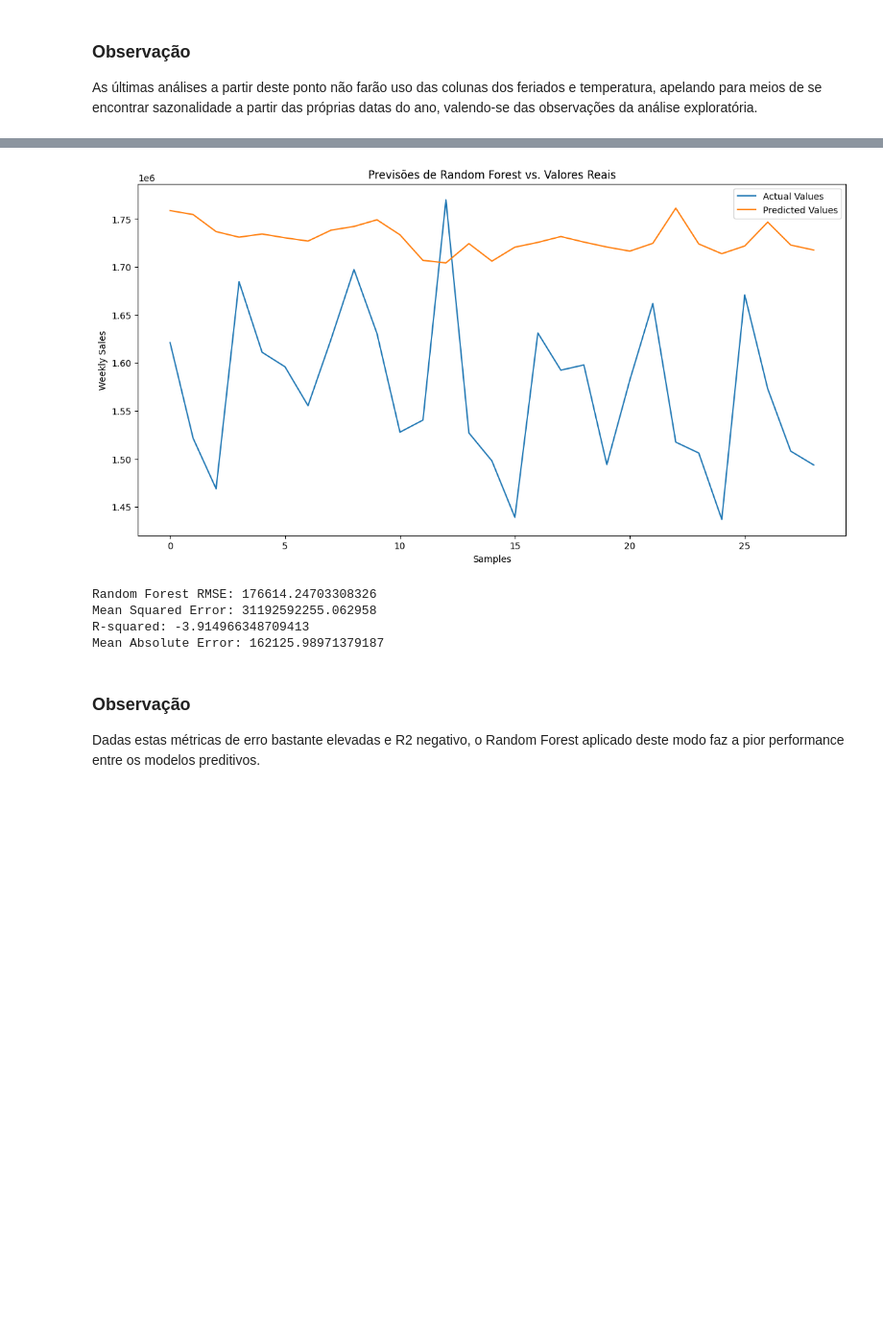
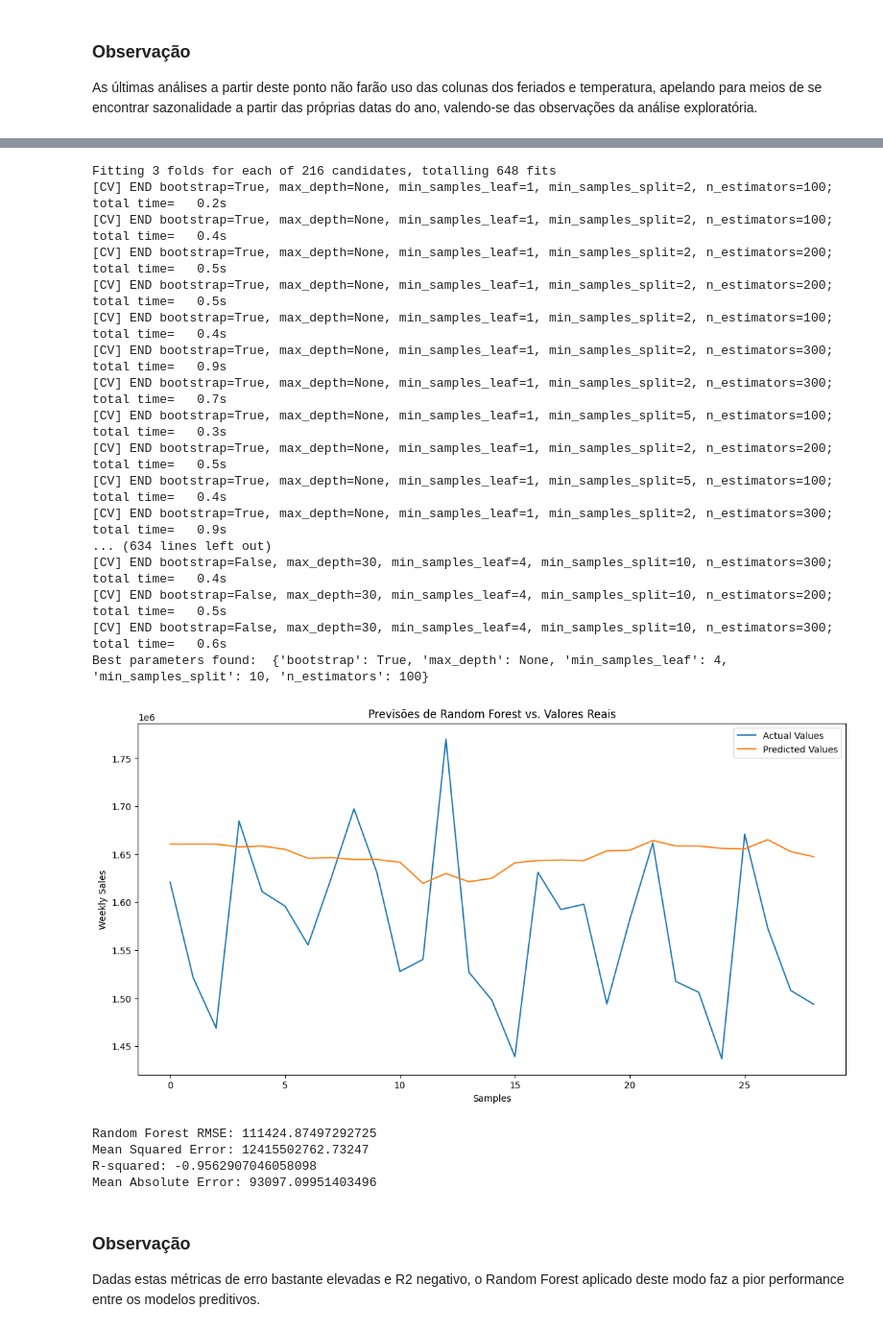
Before and after one commit to lekoller/final-fiap, a Jupyter notebook: Previsão_de_vendas.ipynb, the cells around one changed output, grey strips where cells are left out. Shown at 96% size. Drawn from its saved outputs; the diff is of its cells as text; code cells hidden in the pictures; blank space fills up the shorter version.

```diff
--- a/Previsão_de_vendas.ipynb
+++ b/Previsão_de_vendas.ipynb
@@ -517,11 +521,6 @@ plt.show()
 # %%
 # Ajusta o formato da data
 sales['Date'] = pd.to_datetime(sales['Date'], format='%d-%m-%Y')
-
-# Remove as colunas que não serão mais utilizadas
-sales.drop('Holiday_Flag', axis=1, inplace=True)
-sales.drop('Weekly_Sales_MA', axis=1, inplace=True)
-sales.drop('Temperature', axis=1, inplace=True)
 # %% [markdown]
 ### Observação
 
@@ -563,31 +528,87 @@ random_forest_df.head(10)
 # %%
-y_pred_rf = rf_model.predict(x_test)
+from sklearn.ensemble import RandomForestRegressor
+from sklearn.model_selection import GridSearchCV
+
+# Define as variáveis dependentes e independentes
+x = sales[['CPI', 'Unemployment', 'Fuel_Price', 'Temperature', 'Holiday_Flag']]
+y = sales['Weekly_Sales']
+
+# Separa os dados em treino e teste
+x_train, x_test, y_train, y_test = train_test_split(x, y, test_size=0.2, shuffle=False)
+
+# Define os parâmetros para o GridSearchCV
+param_grid = {
+    'n_estimators': [100, 200, 300],
+    'max_depth': [None, 10, 20, 30],
+    'min_samples_split': [2, 5, 10],
+    'min_samples_leaf': [1, 2, 4],
+    'bootstrap': [True, False]
+}
+
+# Inicializa o modelo RandomForestRegressor
+rf = RandomForestRegressor(random_state=42)
+
+# Inicializa o GridSearchCV
+grid_search = GridSearchCV(estimator=rf, param_grid=param_grid, cv=3, n_jobs=-1, verbose=2)
+
+# Treina o primeiro modelo
+grid_search.fit(x_train, y_train)
+
+# Extrai os melhores parâmetros
+best_params = grid_search.best_params_
+
+# Print the best parameters
+print("Best parameters found: ", best_params)
+
+# Treina o modelo com os melhores parâmetros
+best_rf_model = RandomForestRegressor(**best_params, random_state=42)
+best_rf_model.fit(x_train, y_train)
+
+
+y_pred_rf = best_rf_model.predict(x_test)
 
 plt.figure(figsize=(14, 7))
 plt.plot(y_test.values, label='Actual Values')
 plt.plot(y_pred_rf, label='Predicted Values')
 plt.legend()
 plt.title('Previsões de Random Forest vs. Valores Reais')
 plt.xlabel('Samples')
 plt.ylabel('Weekly Sales')
 plt.show()
 
 rf_mse = mean_squared_error(y_test, y_pred_rf)
 rf_rmse = np.sqrt(rf_mse)
 mse = mean_squared_error(y_test, y_pred_rf)
 r2 = r2_score(y_test, y_pred_rf)
 mae = mean_absolute_error(y_test, y_pred_rf)
 
-print(f'Random Forest RMSE: {rf_rmse}')
-print(f'Mean Squared Error: {mse}')
 print(f'R-squared: {r2}')
 print(f'Mean Absolute Error: {mae}')
+print(f'Mean Squared Error: {mse}')
+print(f'Random Forest RMSE: {rf_rmse}')
 # %% [output]
+Fitting 3 folds for each of 216 candidates, totalling 648 fits
+[CV] END bootstrap=True, max_depth=None, min_samples_leaf=1, min_samples_split=2, n_estimators=100; total time=   0.2s
+[CV] END bootstrap=True, max_depth=None, min_samples_leaf=1, min_samples_split=2, n_estimators=100; total time=   0.4s
+[CV] END bootstrap=True, max_depth=None, min_samples_leaf=1, min_samples_split=2, n_estimators=200; total time=   0.5s
+[CV] END bootstrap=True, max_depth=None, min_samples_leaf=1, min_samples_split=2, n_estimators=200; total time=   0.5s
+[CV] END bootstrap=True, max_depth=None, min_samples_leaf=1, min_samples_split=2, n_estimators=100; total time=   0.4s
+[CV] END bootstrap=True, max_depth=None, min_samples_leaf=1, min_samples_split=2, n_estimators=300; total time=   0.9s
+[CV] END bootstrap=True, max_depth=None, min_samples_leaf=1, min_samples_split=2, n_estimators=300; total time=   0.7s
+[CV] END bootstrap=True, max_depth=None, min_samples_leaf=1, min_samples_split=5, n_estimators=100; total time=   0.3s
+[CV] END bootstrap=True, max_depth=None, min_samples_leaf=1, min_samples_split=2, n_estimators=200; total time=   0.5s
+[CV] END bootstrap=True, max_depth=None, min_samples_leaf=1, min_samples_split=5, n_estimators=100; total time=   0.4s
+[CV] END bootstrap=True, max_depth=None, min_samples_leaf=1, min_samples_split=2, n_estimators=300; total time=   0.9s
+... (634 lines left out)
+[CV] END bootstrap=False, max_depth=30, min_samples_leaf=4, min_samples_split=10, n_estimators=300; total time=   0.4s
+[CV] END bootstrap=False, max_depth=30, min_samples_leaf=4, min_samples_split=10, n_estimators=200; total time=   0.5s
+[CV] END bootstrap=False, max_depth=30, min_samples_leaf=4, min_samples_split=10, n_estimators=300; total time=   0.6s
+Best parameters found:  {'bootstrap': True, 'max_depth': None, 'min_samples_leaf': 4, 'min_samples_split': 10, 'n_estimators': 100}
-[figure, old version]
+[figure, new version]
-Random Forest RMSE: 176614.24703308326
-Mean Squared Error: 31192592255.062958
-R-squared: -3.914966348709413
-Mean Absolute Error: 162125.98971379187
+Random Forest RMSE: 111424.87497292725
+Mean Squared Error: 12415502762.73247
+R-squared: -0.9562907046058098
+Mean Absolute Error: 93097.09951403496
 # %% [markdown]
 ### Observação
 
```
Also changed, not shown: parts of 9 cells of this notebook.
